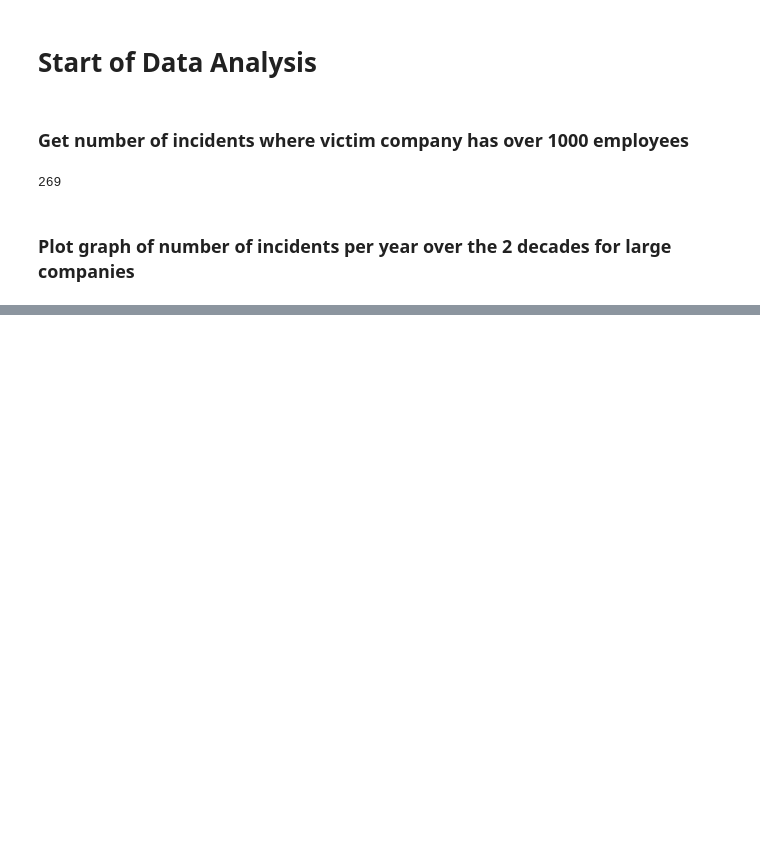
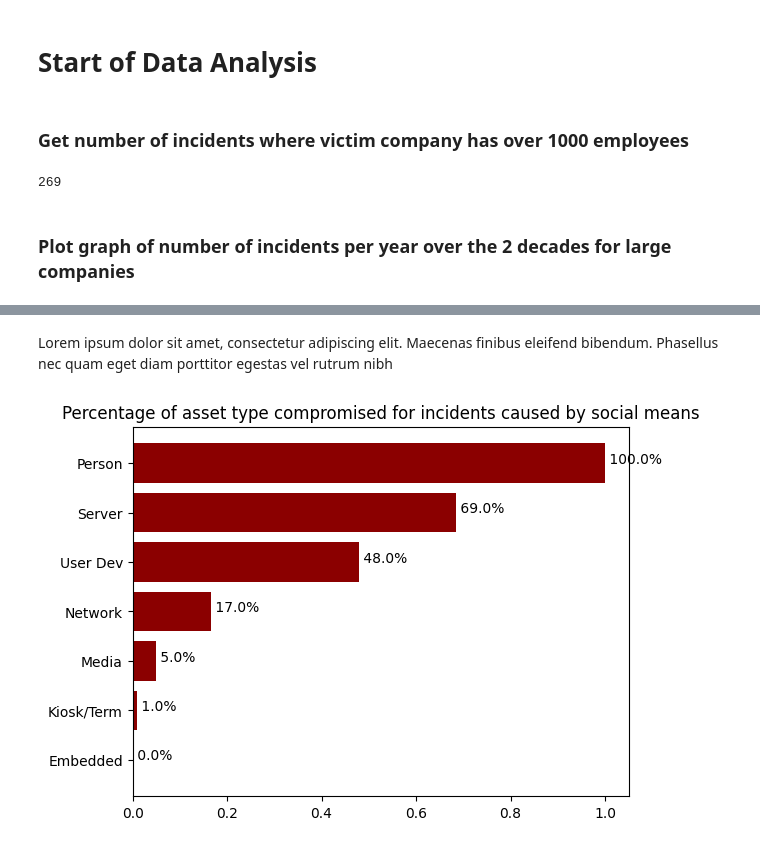
Before and after one commit to DDQuin/data-security, a Jupyter notebook: analysis.ipynb, the cells around one changed output, grey strips where cells are left out. Drawn from its saved outputs; the diff is of its cells as text; code cells hidden in the pictures; blank space fills up the shorter version.

```diff
--- a/analysis.ipynb
+++ b/analysis.ipynb
@@ -42,0 +59,8 @@ sorted_incident_num.plot(kind="bar", title="Number of incidents over two decades
+# %% [markdown]
+Lorem ipsum dolor sit amet, consectetur adipiscing elit. Maecenas finibus eleifend bibendum. Phasellus nec quam eget diam porttitor egestas vel rutrum nibh
+# %%
+filter = veris_df['action.Social']
+summary = v.enum_summary(veris_df[filter], 'asset.variety')
+fig = v.plot_barchart(summary, "Percentage of asset type compromised for incidents caused by social means")
+# %% [output]
+[figure, added]
```
Also changed, not shown: parts of 11 cells of this notebook.
